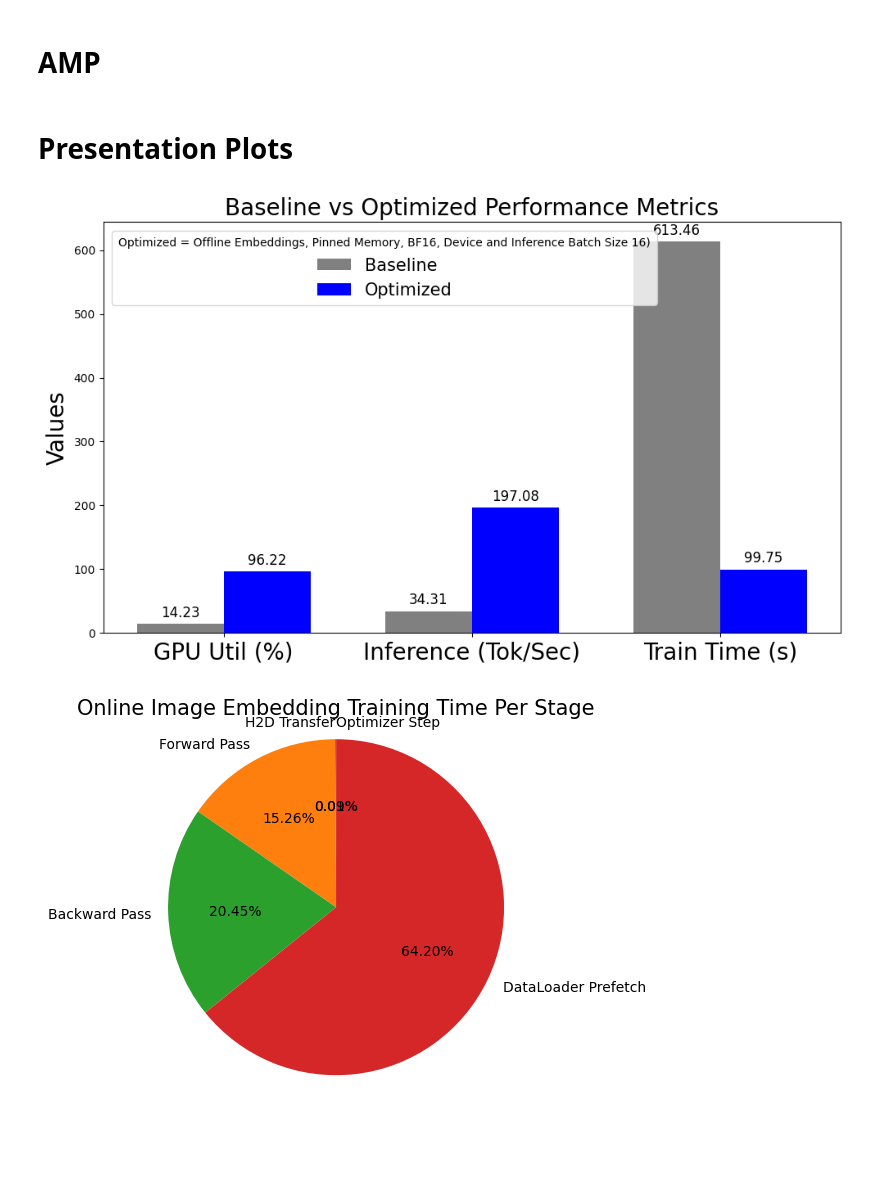
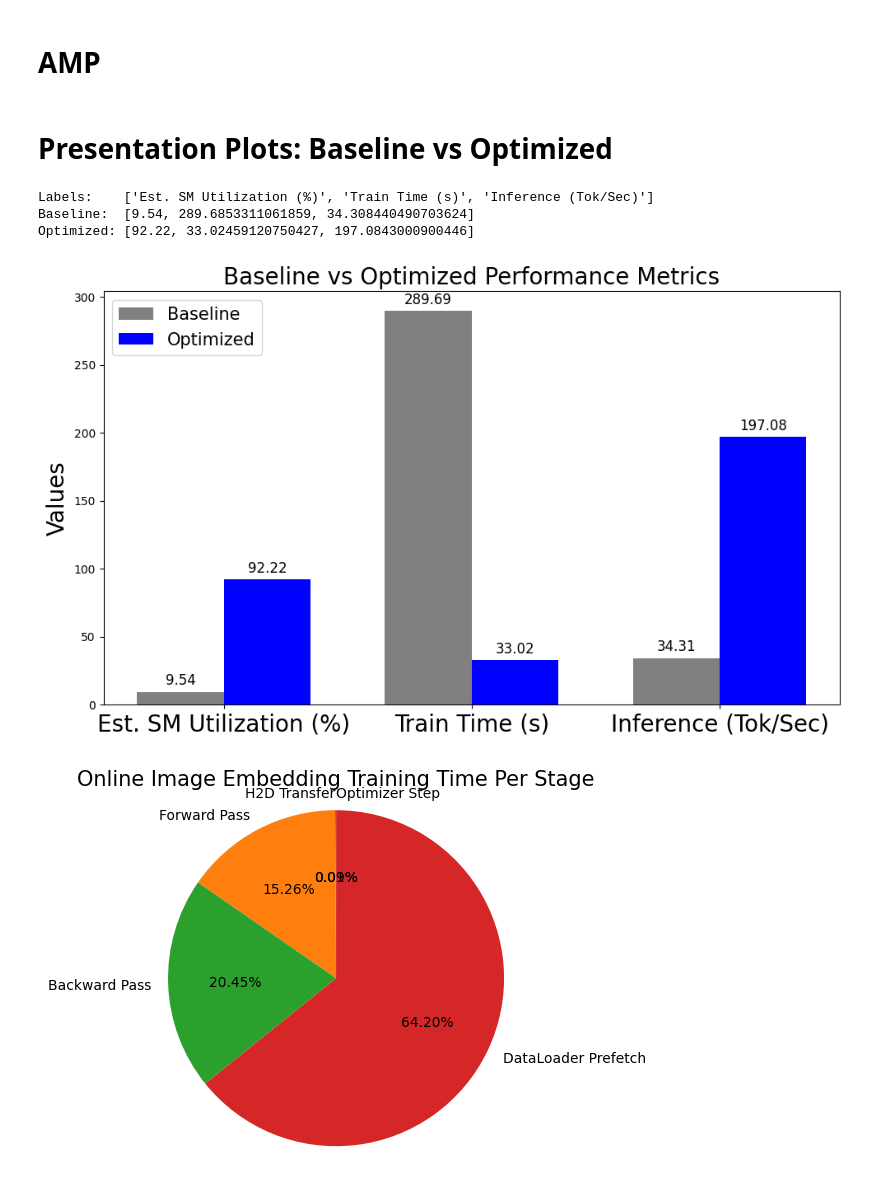
Before and after one commit to AlexanderSwartz/multimodal-nanochat, a Jupyter notebook: scripts/analyze_wandb_runs.ipynb, the cells around one changed output. Drawn from its saved outputs; the diff is of its cells as text; code cells hidden in the pictures; blank space fills up the shorter version.

Commit message:
updated summary plots

```diff
--- a/scripts/analyze_wandb_runs.ipynb
+++ b/scripts/analyze_wandb_runs.ipynb
@@ -610,43 +610,103 @@ comparison_df = pd.DataFrame(data)
 print("--- Run Comparison ---")
 print(comparison_df.to_string(index=False))
 # %% [markdown]
-# Presentation Plots
+# Presentation Plots: Baseline vs Optimized
+# %%
+import wandb
+import pandas as pd
+
+# 1. Initialize API
+api = wandb.Api()
+project_path = "as7629-columbia-university/Multimodal-Nanochat"
+
+# Mapping specific runs to the metrics they provide
+# Key: The descriptive name for our script | Value: The exact wandb display name
+run_map = {
+    "base_train": "baseline_online_w0_persistFalse_pinFalse_profileFalse",
+    "base_infer": "baseline_evalBS1_KVCacheFalse",
+    "opt_train":  "optimized_offline_pinTrue_profileFalse",
+    "opt_infer":  "optimized_evalBS16_KVCacheFalse"
+}
+
+# Helper function to fetch a single run by name
+def get_run_summary(display_name):
+    runs = api.runs(project_path, filters={"display_name": display_name})
+    if len(runs) == 0:
+        print(f"Warning: No run found with name '{display_name}'")
+        return None
+    return runs[0].summary
+
+# 2. Fetch the data from W&B
+summaries = {key: get_run_summary(name) for key, name in run_map.items()}
+
+# 3. Extract specific values
+# Replace the strings in .get() with the actual keys used in your wandb logging
+# e.g., if your code logs 'gpu_utilization', change 'GPU Util (%)' below.
+labels = ['Est. SM Utilization (%)', 'Train Time (s)', 'Inference (Tok/Sec)']
+
+# Baseline values
+baseline = [
+    9.54, # taken from baseline_online_w0_persistFalse_pinFalse_profileTrue
+    summaries["base_train"].get("total_hot_time", 0) if summaries["base_train"] else 0,
+    summaries["base_infer"].get("val/tok_per_sec", 0) if summaries["base_infer"] else 0,
+]
+
+# Optimized values
+optimized = [
+    92.22, # taken from optimized_offline_pinTrue_profileTrue
+    summaries["opt_train"].get("total_hot_time", 0) if summaries["opt_train"] else 0,
+    summaries["opt_infer"].get("val/tok_per_sec", 0) if summaries["opt_infer"] else 0,
+
+]
+
+# 4. Final Output/Verification
+print("Labels:   ", labels)
+print("Baseline: ", baseline)
+print("Optimized:", optimized)
+# %% [output]
+Labels:    ['Est. SM Utilization (%)', 'Train Time (s)', 'Inference (Tok/Sec)']
+Baseline:  [9.54, 289.6853311061859, 34.308440490703624]
+Optimized: [92.22, 33.02459120750427, 197.0843000900446]
 # %%
 import matplotlib.pyplot as plt
 import numpy as np
 
 # Data
-labels = ['GPU Util (%)', 'Inference (Tok/Sec)', 'Train Time (s)']
-baseline = [14.23, 34.30844, 613.45698]
-optimized = [96.22, 197.0843, 99.74508]
+# baseline GPU Util and Train time come from online_w0_persistFalse_pinFalse_profileFalse
+# baseline Inference comes from evalBS1_KVCacheFalse
+# optimized GPU Util and Train time come from offline_pinFalse_profileFalse
+# # optimized Inference comes from evalBS16_KVCacheFalse
+# labels = ['Est. SM Efficiency (%)', 'Inference (Tok/Sec)', 'Train Time (s)']
+# baseline = [14.23, 34.30844, 613.45698]
+# optimized = [92.22, 197.0843, 99.74508]
 
 # Set up the bar locations and width
 x = np.arange(len(labels))
 width = 0.35
 
 fig, ax = plt.subplots(figsize=(10, 6))
 
 # Plot the bars
 rects1 = ax.bar(x - width/2, baseline, width, label='Baseline', color='grey')
 rects2 = ax.bar(x + width/2, optimized, width, label='Optimized', color='blue')
 
 # Formatting and labels
 ax.set_ylabel('Values', size=20)
 ax.set_title('Baseline vs Optimized Performance Metrics', size=20)
 ax.set_xticks(x)
 ax.set_xticklabels(labels, size=20)
-ax.legend(title="Optimized = Offline Embeddings, Pinned Memory, BF16, Device and Inference Batch Size 16)", fontsize=15, loc='upper left')
+ax.legend(title="", fontsize=15, loc='upper left')
 
 # Add text labels on top of the bars, rounded to 2 decimal places
 ax.bar_label(rects1, padding=3, fmt='%.2f', size=12)
 ax.bar_label(rects2, padding=3, fmt='%.2f', size=12)
 
 fig.tight_layout()
 
 # Save the figure
 plt.savefig('performance_comparison.png')
 # %% [output]
-[figure, old version]
+[figure, new version]
 # %%
 # from run baseline_online_w4_persistFalse_pinTrue_profileTrue
 import matplotlib.pyplot as plt
```
